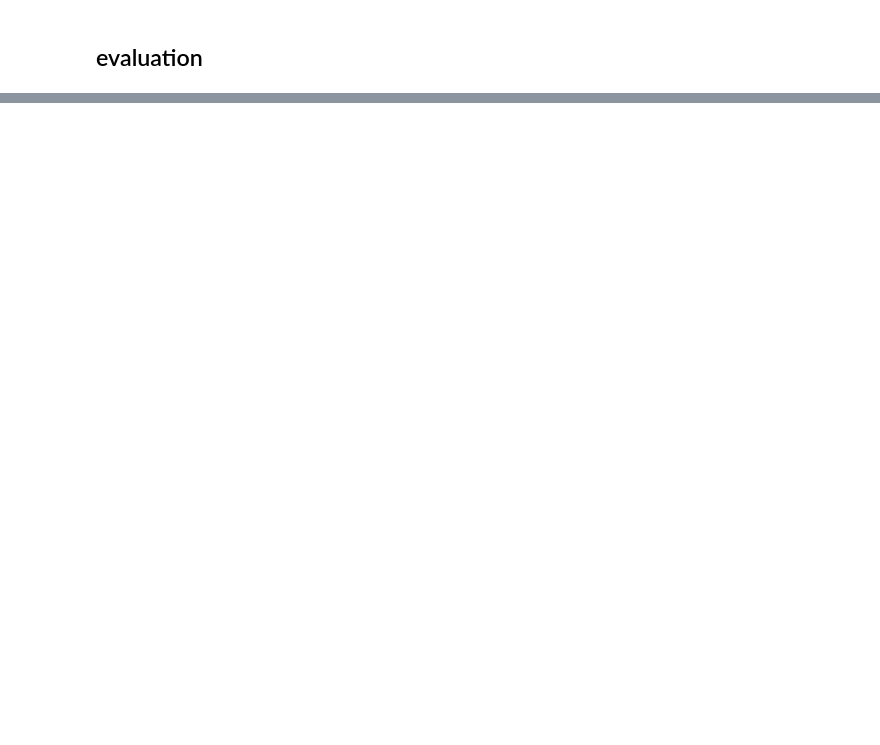
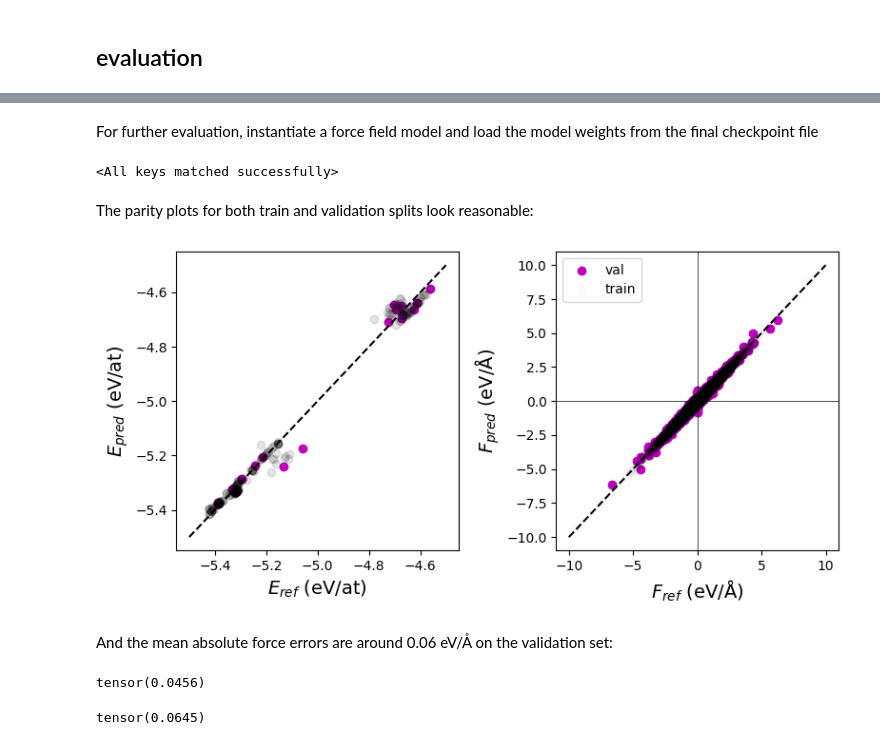
Before and after one commit to usnistgov/nfflr, a Jupyter notebook: docs/source/howto/force-field-training.ipynb, the cells around one changed output, grey strips where cells are left out. Cells and saved outputs as stored; diff of their text form; code cells hidden in the pictures; blank space fills up the shorter version.

```diff
--- a/docs/source/howto/force-field-training.ipynb
+++ b/docs/source/howto/force-field-training.ipynb
@@ -259,0 +293,24 @@ energy: 165.02  force: 0.4125
+# %% [markdown]
+For further evaluation, instantiate a force field model and load the model weights from the final checkpoint file
+# %%
+rcut = 4.5
+model_cfg = nfflr.models.ALIGNNFFConfig(
+    transform=nfflr.nn.PeriodicRadiusGraph(cutoff=rcut),
+    cutoff=nfflr.nn.Cosine(rcut),
+    local_cutoff=rcut,
+    atom_features="embedding",
+    reference_energies="trainable",
+    alignn_layers=2,
+    gcn_layers=2,
+    compute_forces=True,
+    energy_units="eV"
+)
+model = nfflr.models.ALIGNNFF(model_cfg)
+
+model.load_state_dict(
+    torch.load(modeldir / "checkpoint_100.pt", map_location="cpu")["model"]
+)
+# %% [output]
+<All keys matched successfully>
+# %%
+dataset = nfflr.data.mlearn_dataset("Si", transform=model.transform)
@@ -259,0 +351,54 @@ energy: 165.02  force: 0.4125
+# %% [markdown]
+The parity plots for both train and validation splits look reasonable:
+# %%
+fig, axes = plt.subplots(ncols=2, figsize=(8,4))
+plt.sca(axes[0])
+
+per_atom = True
+nt = torch.tensor(ref_t.force_ps).flatten()
+nv = torch.tensor(ref_v.force_ps).flatten()
+
+ct = "k"
+cv = "m"
+if per_atom:
+    plt.scatter(ref_v.energy / nv, pred_v.energy / nv, label="val", c=cv)
+    plt.scatter(ref_t.energy / nt, pred_t.energy / nt, label="train", c=ct, alpha=0.1)
+    plt.plot([-5.5, -4.5], [-5.5, -4.5], linestyle="--", color="k");
+    plt.xlabel("$E_{ref}$ (eV/at)", size=14)
+    plt.ylabel("$E_{pred}$ (eV/at)", size=14);
+
+else:
+    plt.scatter(ref_v.energy, pred_v.energy, label="val", c=cv)
+    plt.scatter(ref_t.energy, pred_t.energy, label="train", c=ct)
+    plt.plot([-500, 0], [-500, 0], linestyle="--", color="k");
+    plt.xlabel("$E_{ref}$ (eV)", size=14)
+    plt.ylabel("$E_{pred}$ (eV)", size=14);
+
+plt.sca(axes[1])
+plt.scatter(ref_v.forces, pred_v.forces, c=cv, label="val");
+plt.scatter(ref_t.forces, pred_t.forces, c=ct, label="train", alpha=0.01);
+
+fmax = 10
+plt.plot([-fmax, fmax], [-fmax, fmax], linestyle="--", color="k");
+plt.axvline(0, color="k", linewidth=0.5)
+plt.axhline(0, color="k", linewidth=0.5)
+plt.xlabel("$F_{ref}$ (eV/Å)", size=14)
+plt.ylabel("$F_{pred}$ (eV/Å)", size=14);
+plt.legend()
+
+# plt.ylim(-fmax, fmax)
+
+plt.tight_layout()
+plt.show()
+# %% [output]
+[figure, added]
+# %% [markdown]
+And the mean absolute force errors are around 0.06 eV/Å on the validation set:
+# %%
+torch.mean(torch.abs(pred_t.forces - ref_t.forces))
+# %% [output]
+tensor(0.0456)
+# %%
+torch.mean(torch.abs(pred_v.forces - ref_v.forces))
+# %% [output]
+tensor(0.0645)
```
Also changed, not shown: parts of 30 cells of this notebook, 9 other files.
